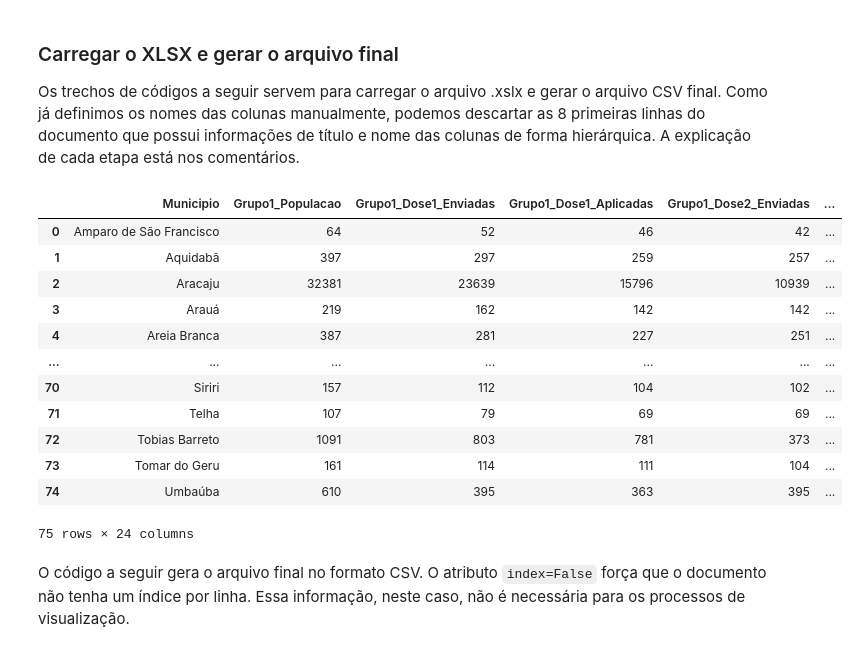
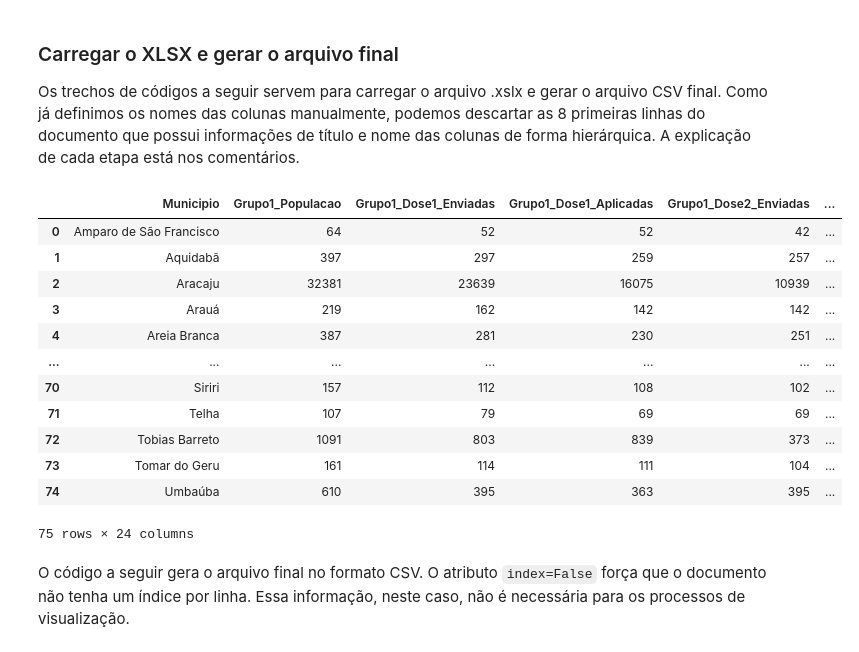
Before and after one commit to adolfoguimaraes/covid19_vacinacao, a Jupyter notebook: Sergipe/ProcessarArquivo_Vacinas.ipynb, the cells around one changed output. Saved outputs shown, nothing was run; the diff lists cells and outputs as text; code cells hidden in the pictures.

```diff
--- a/Sergipe/ProcessarArquivo_Vacinas.ipynb
+++ b/Sergipe/ProcessarArquivo_Vacinas.ipynb
@@ -225,47 +225,47 @@ Carrega o arquivo .xlsx descartando as 8 primeiras linhas (skiprows=8) que corre
 as linhas de informações dos governos e títulos das colunas. O parâmetro names força que
 o dataframe gerado tenha os nomes das colunas definidas manualmente.
 '''
-data_final = pd.read_excel("data/Doses-aplicadas-02.03.xlsx", skiprows=8,names=list_columns)
+data_final = pd.read_excel("data/Doses-aplicadas-04.03.xlsx", skiprows=8,names=list_columns)
 
 '''
 .head(-1) exclui a última linha do documento que possui o total de Sergipe. Essa informação
 foi retirada porque é facilmente calcula a partir da soma de cada coluna. Isso pode ser feito
 no momento de gerar as visualizações
 '''
-data_final = data_final.head(-1)
+data_final = data_final.head(-3)
 
 '''
 Gera o datframe com as colunas selecinadas para o documento final
 '''
 data_final = data_final[final_columns]
 
 '''
 Alguns municípios possui valores em branco para algumas colunas. Quando o dataframe é carregado,
 esses valores são reconhecidos como NULOS. O código a seguir substitui por 0.
 '''
 data_final = data_final.fillna(0)
 
 '''
 Força que as colunas que possui informações da vacinação seja do tipo inteiro.
 final_columns[1:] pega da segunda coluna até a última, que são as colunas do tipo inteiro.
 '''
 data_final[final_columns[1:]] = data_final[final_columns[1:]].astype(int)
 
 '''
 Visualiza o dataframe final
 '''
 data_final
 # %% [output]
 |  | Municipio | Grupo1_Populacao | Grupo1_Dose1_Enviadas | Grupo1_Dose1_Aplicadas | Grupo1_Dose2_Enviadas | ... |
-| 0 | Amparo de São Francisco | 64 | 52 | 46 | 42 | ... |
+| 0 | Amparo de São Francisco | 64 | 52 | 52 | 42 | ... |
 | 1 | Aquidabã | 397 | 297 | 259 | 257 | ... |
-| 2 | Aracaju | 32381 | 23639 | 15796 | 10939 | ... |
+| 2 | Aracaju | 32381 | 23639 | 16075 | 10939 | ... |
 | 3 | Arauá | 219 | 162 | 142 | 142 | ... |
-| 4 | Areia Branca | 387 | 281 | 227 | 251 | ... |
+| 4 | Areia Branca | 387 | 281 | 230 | 251 | ... |
 | ... | ... | ... | ... | ... | ... | ... |
-| 70 | Siriri | 157 | 112 | 104 | 102 | ... |
+| 70 | Siriri | 157 | 112 | 108 | 102 | ... |
 | 71 | Telha | 107 | 79 | 69 | 69 | ... |
-| 72 | Tobias Barreto | 1091 | 803 | 781 | 373 | ... |
+| 72 | Tobias Barreto | 1091 | 803 | 839 | 373 | ... |
 | 73 | Tomar do Geru | 161 | 114 | 111 | 104 | ... |
 | 74 | Umbaúba | 610 | 395 | 363 | 395 | ... |
 75 rows × 24 columns
```
Also changed, not shown: parts of 1 cell of this notebook, 4 other files.
